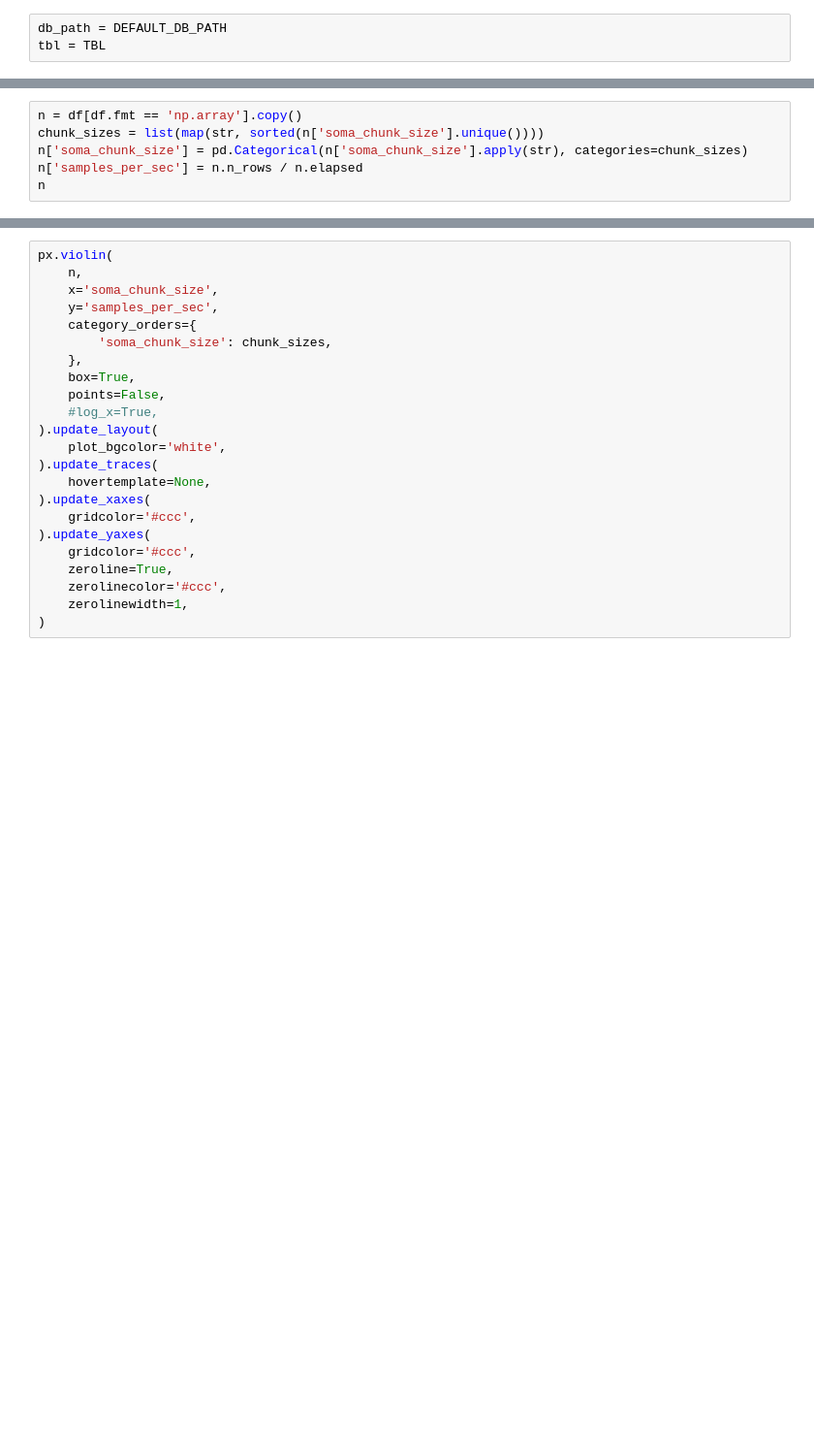
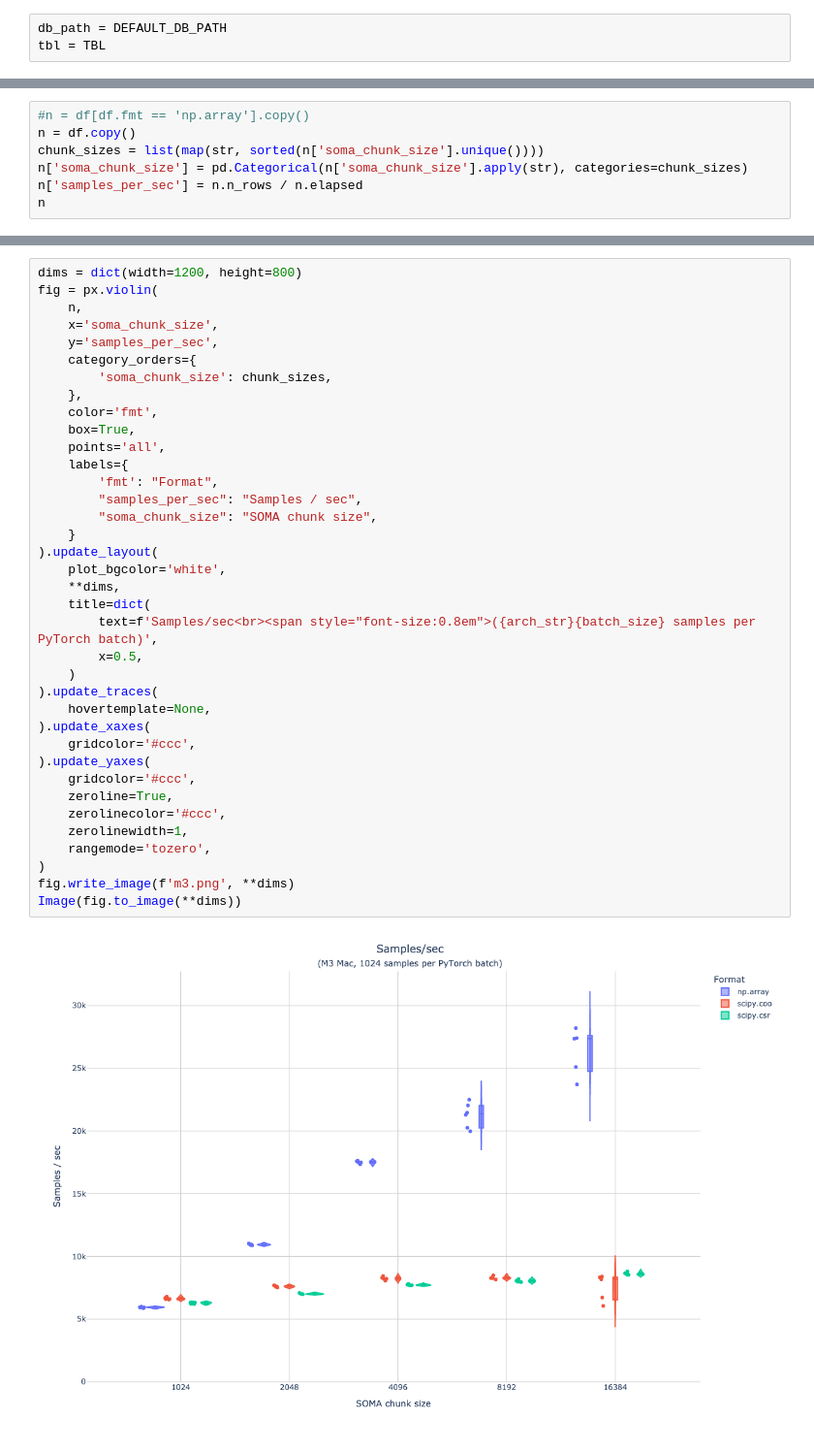
Before and after one commit to TileDB-Inc/arrayloader-benchmarks, a Jupyter notebook: notebooks/data-loader-stats.ipynb, the cells around one changed output, grey strips where cells are left out. Shown at 97% size. Drawn from its saved outputs; the diff is of its cells as text; blank space fills up the shorter version.

```diff
--- a/notebooks/data-loader-stats.ipynb
+++ b/notebooks/data-loader-stats.ipynb
@@ -17,5 +40,6 @@ import plotly.express as px
 # %%
-n = df[df.fmt == 'np.array'].copy()
+#n = df[df.fmt == 'np.array'].copy()
+n = df.copy()
 chunk_sizes = list(map(str, sorted(n['soma_chunk_size'].unique())))
 n['soma_chunk_size'] = pd.Categorical(n['soma_chunk_size'].apply(str), categories=chunk_sizes)
 n['samples_per_sec'] = n.n_rows / n.elapsed
@@ -23,23 +79,39 @@ n
 # %%
-px.violin(
+dims = dict(width=1200, height=800)
+fig = px.violin(
     n,
     x='soma_chunk_size',
     y='samples_per_sec',
     category_orders={
         'soma_chunk_size': chunk_sizes,
     },
+    color='fmt',
     box=True,
-    points=False,
-    #log_x=True,
+    points='all',
+    labels={
+        'fmt': "Format",
+        "samples_per_sec": "Samples / sec",
+        "soma_chunk_size": "SOMA chunk size",
+    }
 ).update_layout(
     plot_bgcolor='white',
+    **dims,
+    title=dict(
+        text=f'Samples/sec<br><span style="font-size:0.8em">({arch_str}{batch_size} samples per PyTorch batch)',
+        x=0.5,
+    )
 ).update_traces(
     hovertemplate=None,
 ).update_xaxes(
     gridcolor='#ccc',
 ).update_yaxes(
     gridcolor='#ccc',
     zeroline=True,
     zerolinecolor='#ccc',
     zerolinewidth=1,
+    rangemode='tozero',
 )
+fig.write_image(f'm3.png', **dims)
+Image(fig.to_image(**dims))
+# %% [output]
+[figure, added]
```
Also changed, not shown: parts of 9 cells of this notebook, 1 other file.
